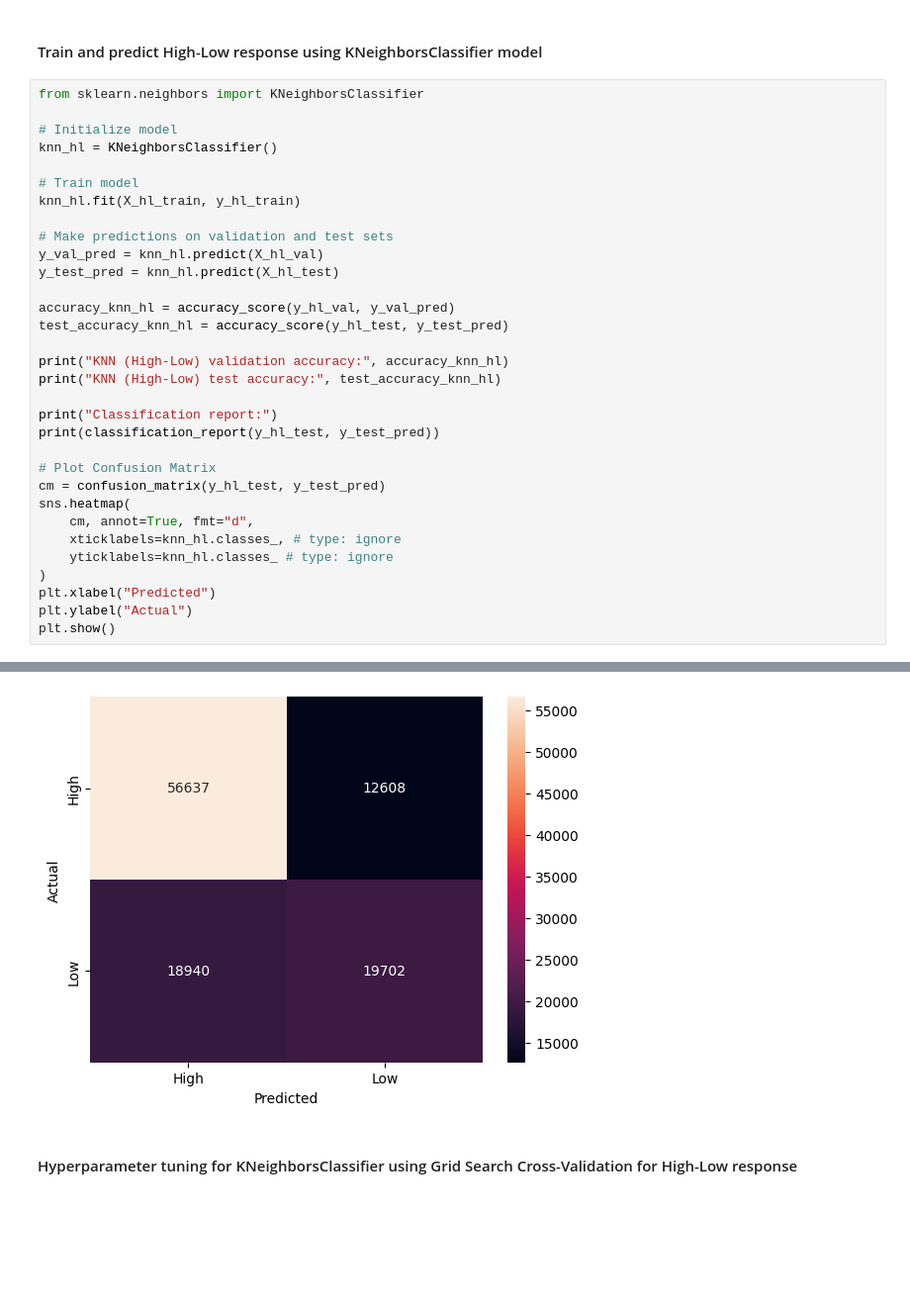
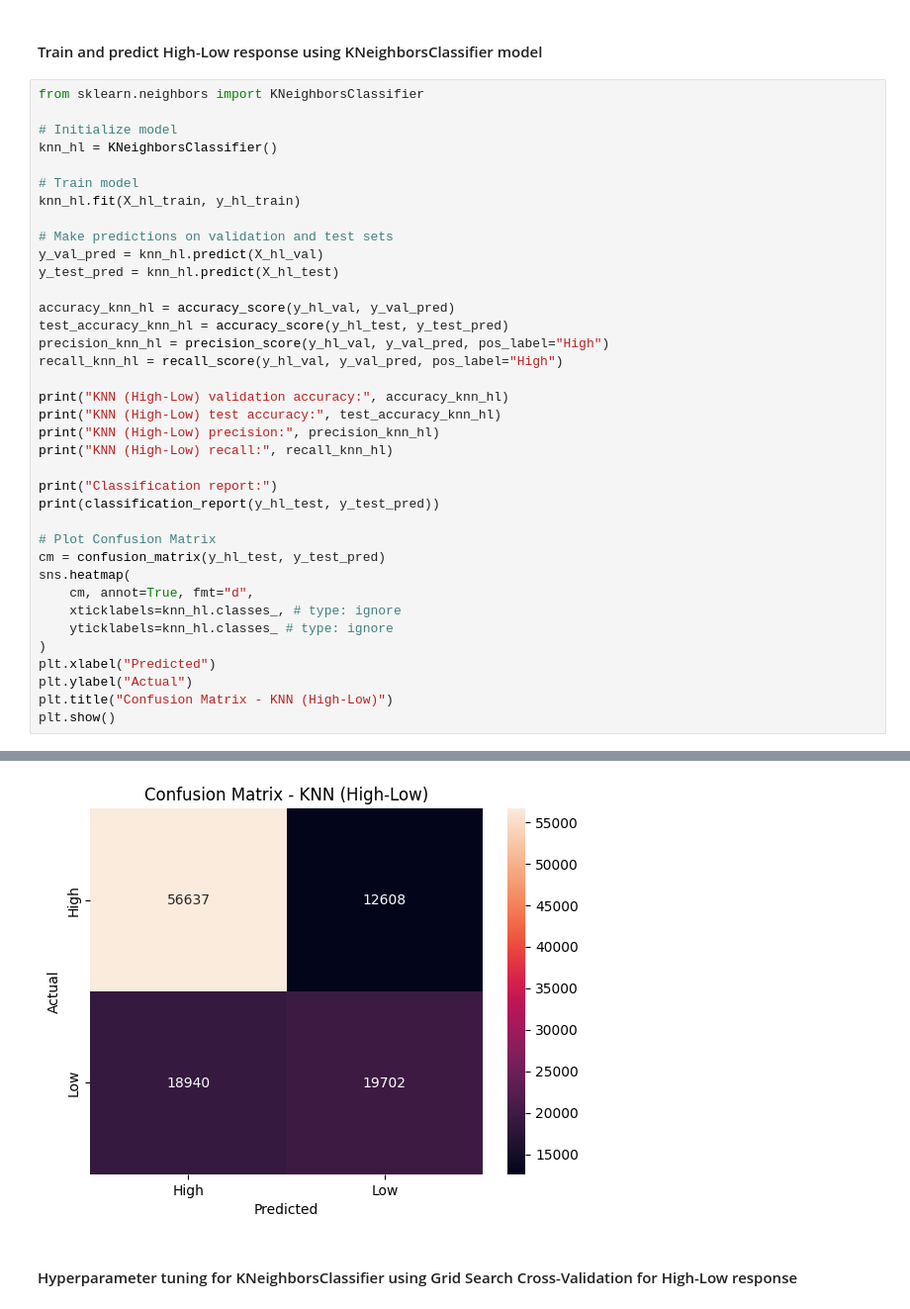
Before and after one commit to suxrobGM/cs6140-assignments, a Jupyter notebook: assignments/src/assignment2/notebook2.ipynb, the cells around one changed output, grey strips where cells are left out. Shown at 99% size. Saved outputs shown, nothing was run; the diff lists cells and outputs as text; blank space fills up the shorter version.

```diff
--- a/assignments/src/assignment2/notebook2.ipynb
+++ b/assignments/src/assignment2/notebook2.ipynb
@@ -581,9 +591,13 @@ y_test_pred = knn_hl.predict(X_hl_test)
 
 accuracy_knn_hl = accuracy_score(y_hl_val, y_val_pred)
 test_accuracy_knn_hl = accuracy_score(y_hl_test, y_test_pred)
+precision_knn_hl = precision_score(y_hl_val, y_val_pred, pos_label="High")
+recall_knn_hl = recall_score(y_hl_val, y_val_pred, pos_label="High")
 
 print("KNN (High-Low) validation accuracy:", accuracy_knn_hl)
 print("KNN (High-Low) test accuracy:", test_accuracy_knn_hl)
+print("KNN (High-Low) precision:", precision_knn_hl)
+print("KNN (High-Low) recall:", recall_knn_hl)
 
 print("Classification report:")
 print(classification_report(y_hl_test, y_test_pred))
@@ -597,6 +611,7 @@ sns.heatmap(
 )
 plt.xlabel("Predicted")
 plt.ylabel("Actual")
+plt.title("Confusion Matrix - KNN (High-Low)")
 plt.show()
 # %% [output]
 KNN (High-Low) validation accuracy: 0.7059025267411898
@@ -604,13 +621,13 @@ KNN (High-Low) test accuracy: 0.7075829339957548
 Classification report:
               precision    recall  f1-score   support
 
         High       0.75      0.82      0.78     69245
          Low       0.61      0.51      0.56     38642
 
     accuracy                           0.71    107887
    macro avg       0.68      0.66      0.67    107887
 weighted avg       0.70      0.71      0.70    107887
-[figure, old version]
+[figure, new version]
 # %% [markdown]
 #### Hyperparameter tuning for KNeighborsClassifier using Grid Search Cross-Validation for High-Low response
 # %%
```
Also changed, not shown: parts of 12 cells of this notebook.
